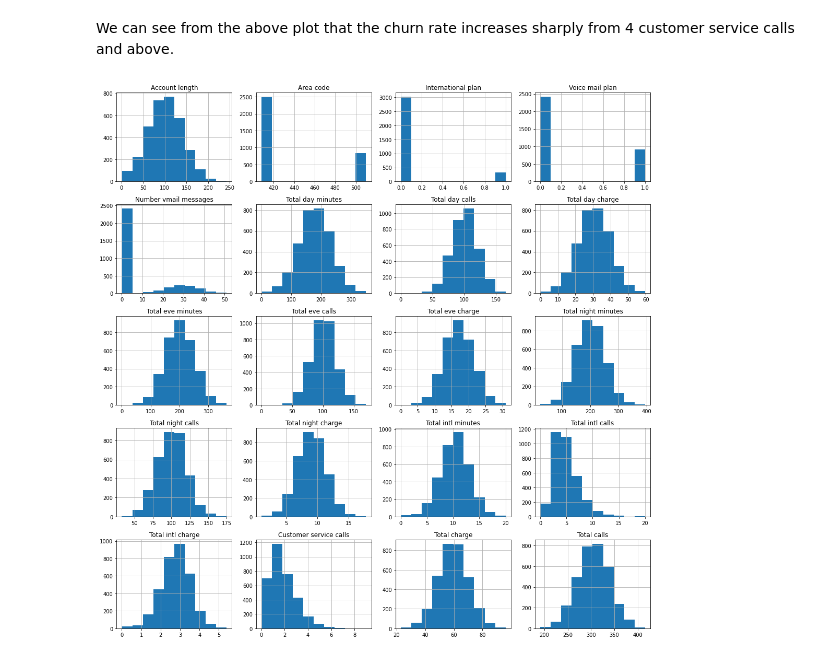
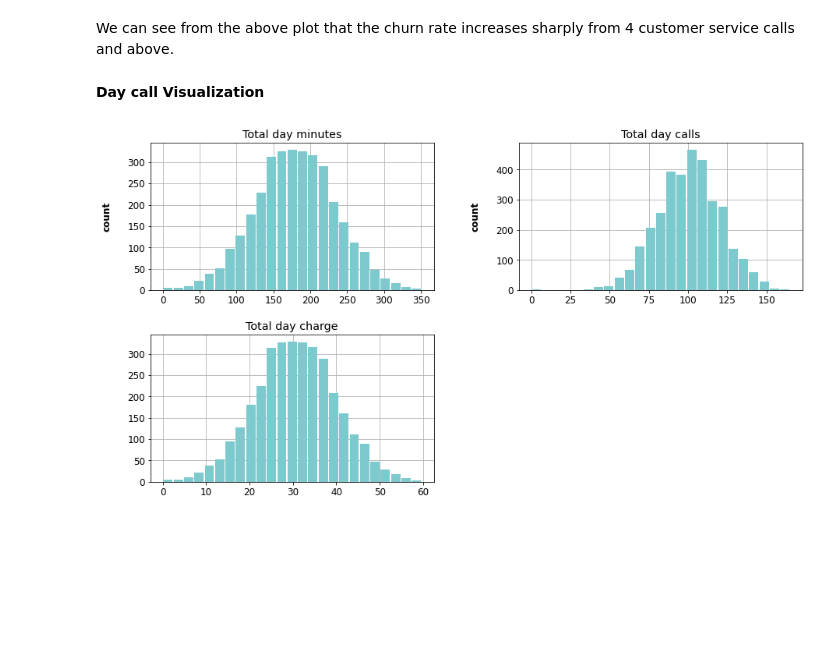
Before and after one commit to Ka275578/telecom_churn_analysis, a Jupyter notebook: telecom_churn_analysis.ipynb, the cells around one changed output. Cells and saved outputs as stored; diff of their text form; code cells hidden in the pictures; blank space fills up the shorter version.

```diff
--- a/telecom_churn_analysis.ipynb
+++ b/telecom_churn_analysis.ipynb
@@ -518,9 +539,18 @@ sns.countplot(x="Customer service calls", hue="Churn", data=df)
 [figure]
 # %% [markdown]
 We can see from the above plot that the churn rate increases sharply from 4 customer service calls and above.
-# %%
-fig, ax = plt.subplots(figsize=(15,15))
-pd.DataFrame.hist(df,ax=ax)
-plt.tight_layout()
-# %% [output]
-[figure, removed]
+# %% [markdown]
+**Day call Visualization**
+# %%
+import random
+r = random.random()
+b = random.random()
+g = random.random()
+my_color = (r,g,b) # to create random colors
+ax = df.hist(column=['Total day minutes','Total day calls','Total day charge'], bins=25, grid=True, figsize=(15,8), color=my_color, zorder=5, rwidth=0.9)
+ax = ax[0]
+
+for x in ax:
+  x.set_ylabel("count", labelpad=20, weight='bold', size=12)
+# %% [output]
+[figure, added]
```
Also changed, not shown: parts of 20 cells of this notebook.
